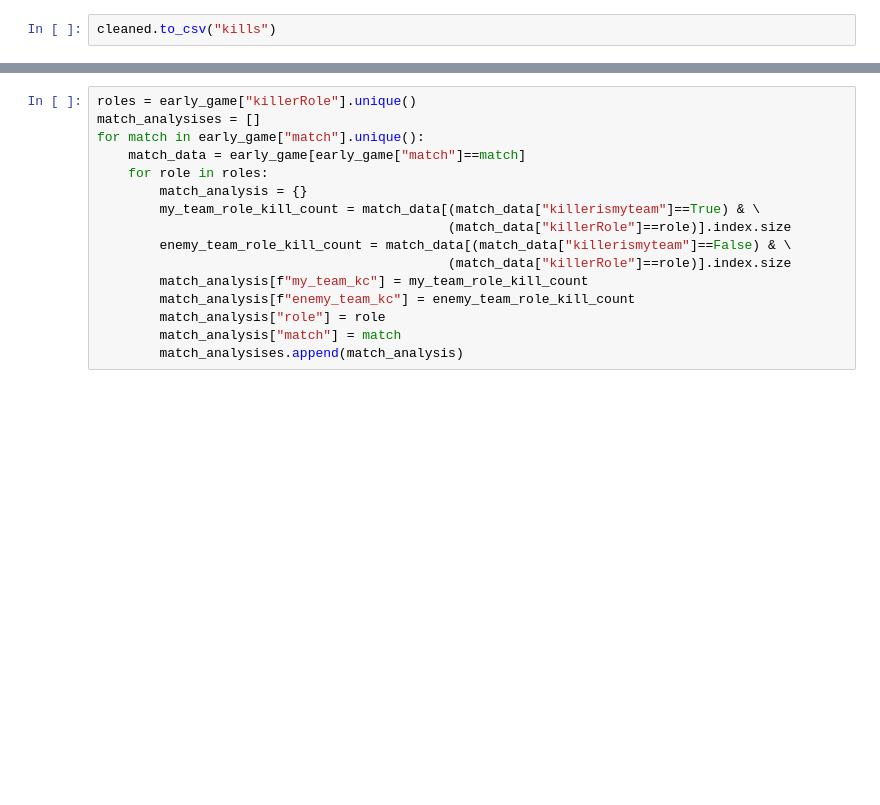
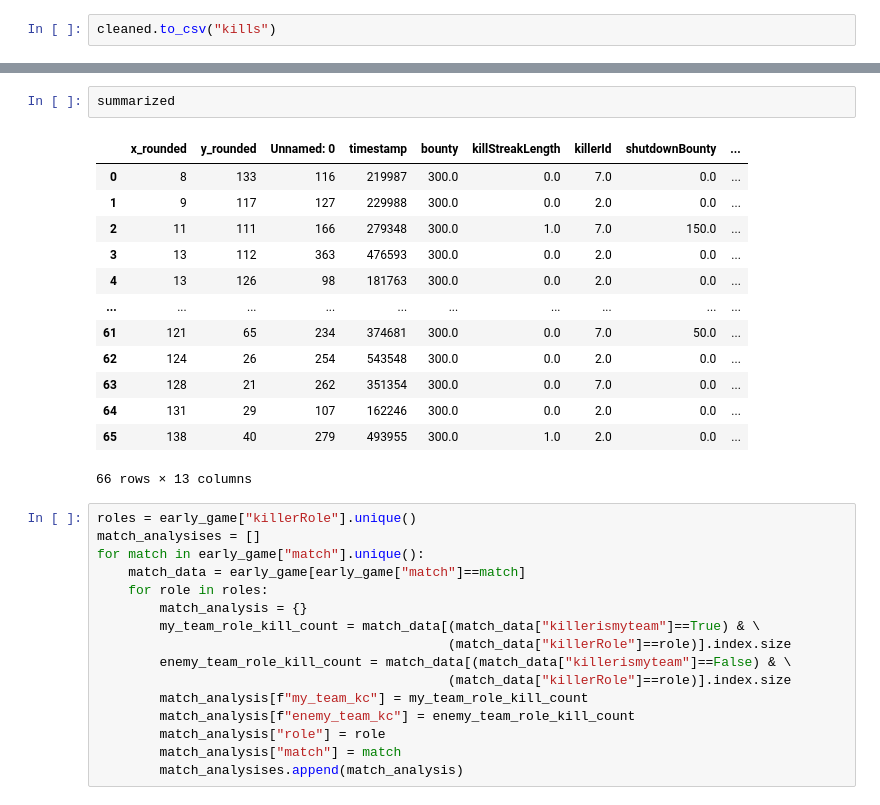
Before and after one commit to chung-ejy/ward, a Jupyter notebook: testing.ipynb, the cells around one changed output, grey strips where cells are left out. Cells and saved outputs as stored; diff of their text form; blank space fills up the shorter version.

```diff
--- a/testing.ipynb
+++ b/testing.ipynb
@@ -158,3 +239,19 @@ early_game = cleaned[cleaned["timestamp"]<=300000]
+# %%
+summarized
+# %% [output]
+|  | x_rounded | y_rounded | Unnamed: 0 | timestamp | bounty | killStreakLength | killerId | shutdownBounty | ... |
+| 0 | 8 | 133 | 116 | 219987 | 300.0 | 0.0 | 7.0 | 0.0 | ... |
+| 1 | 9 | 117 | 127 | 229988 | 300.0 | 0.0 | 2.0 | 0.0 | ... |
+| 2 | 11 | 111 | 166 | 279348 | 300.0 | 1.0 | 7.0 | 150.0 | ... |
+| 3 | 13 | 112 | 363 | 476593 | 300.0 | 0.0 | 2.0 | 0.0 | ... |
+| 4 | 13 | 126 | 98 | 181763 | 300.0 | 0.0 | 2.0 | 0.0 | ... |
+| ... | ... | ... | ... | ... | ... | ... | ... | ... | ... |
+| 61 | 121 | 65 | 234 | 374681 | 300.0 | 0.0 | 7.0 | 50.0 | ... |
+| 62 | 124 | 26 | 254 | 543548 | 300.0 | 0.0 | 2.0 | 0.0 | ... |
+| 63 | 128 | 21 | 262 | 351354 | 300.0 | 0.0 | 7.0 | 0.0 | ... |
+| 64 | 131 | 29 | 107 | 162246 | 300.0 | 0.0 | 2.0 | 0.0 | ... |
+| 65 | 138 | 40 | 279 | 493955 | 300.0 | 1.0 | 2.0 | 0.0 | ... |
+66 rows × 13 columns
 # %%
 roles = early_game["killerRole"].unique()
 match_analysises = []
```
Also changed, not shown: parts of 11 cells of this notebook.
